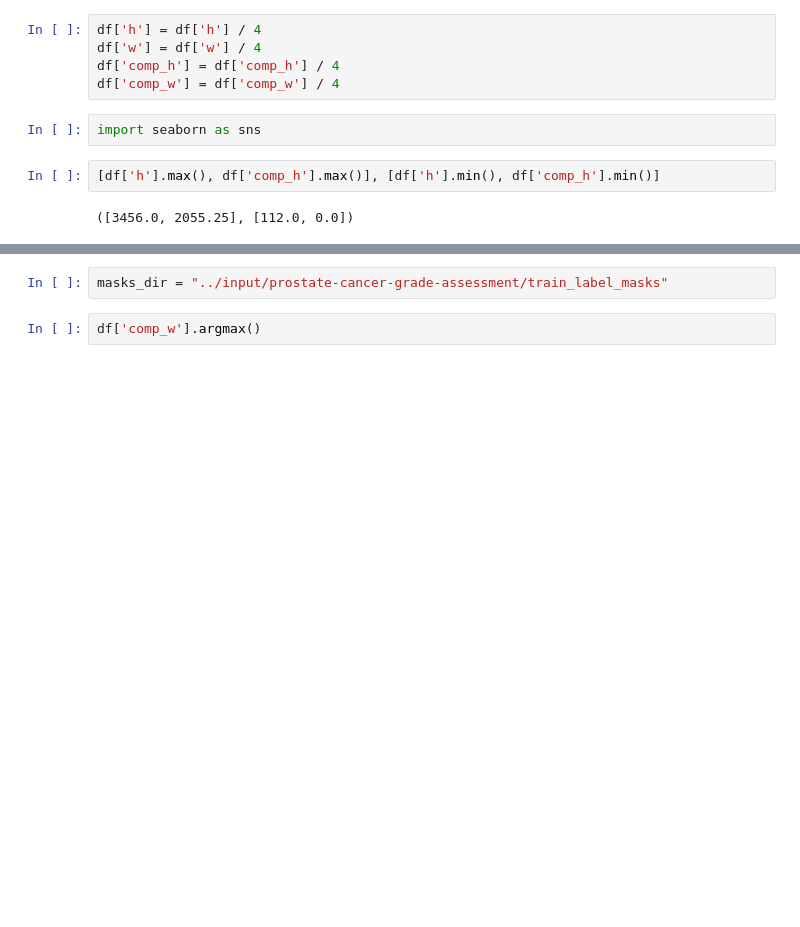
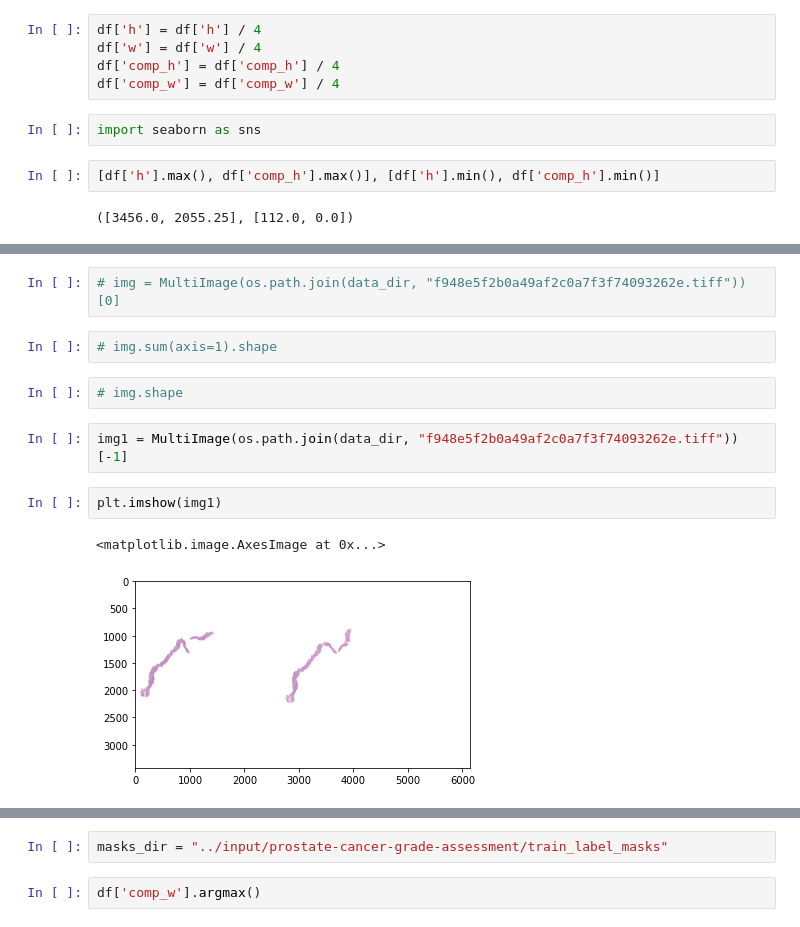
Before and after one commit to Dipet/kaggle_panda, a Jupyter notebook: notebooks/stats.ipynb, the cells around one changed output, grey strips where cells are left out. Saved outputs shown, nothing was run; the diff lists cells and outputs as text; blank space fills up the shorter version.

```diff
--- a/notebooks/stats.ipynb
+++ b/notebooks/stats.ipynb
@@ -107,0 +121,13 @@ import seaborn as sns
+# %%
+# img = MultiImage(os.path.join(data_dir, "f948e5f2b0a49af2c0a7f3f74093262e.tiff"))[0]
+# %%
+# img.sum(axis=1).shape
+# %%
+# img.shape
+# %%
+img1 = MultiImage(os.path.join(data_dir, "f948e5f2b0a49af2c0a7f3f74093262e.tiff"))[-1]
+# %%
+plt.imshow(img1)
+# %% [output]
+<matplotlib.image.AxesImage at 0x...>
+[figure, added]
```
Also changed, not shown: parts of 21 cells of this notebook, 3 other files.
